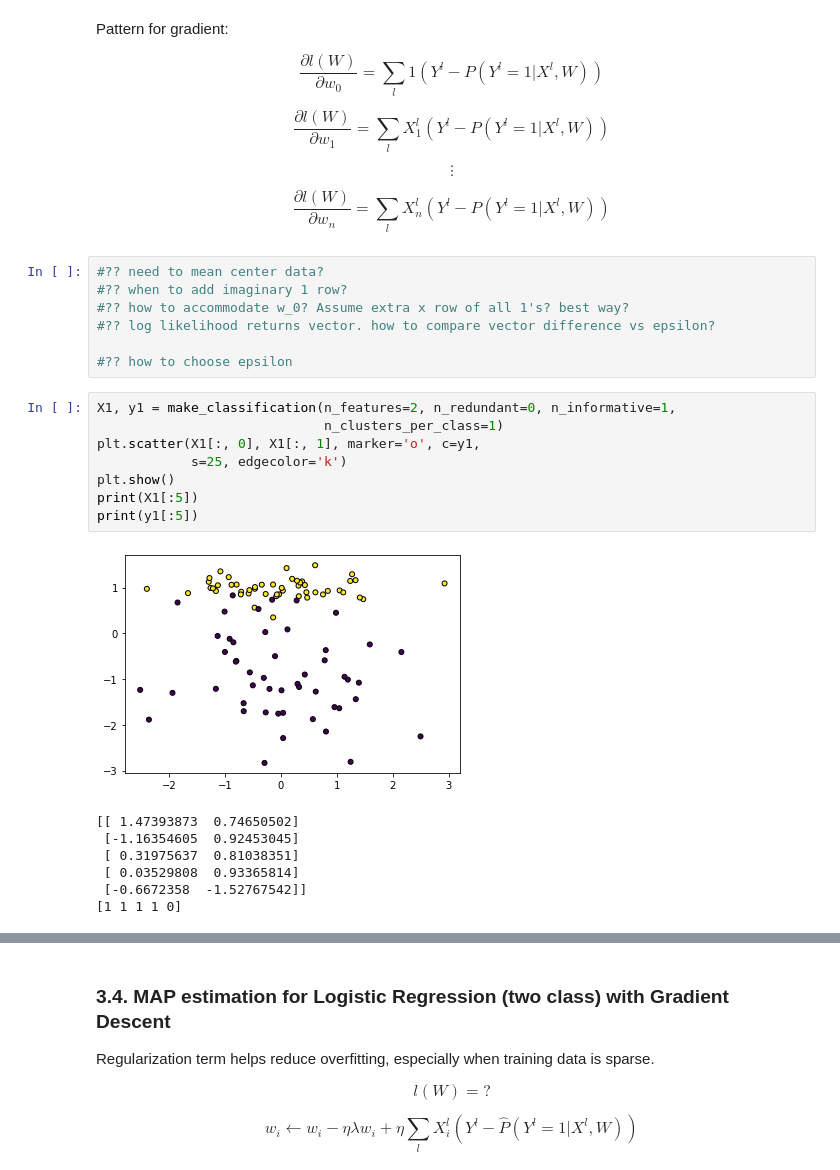
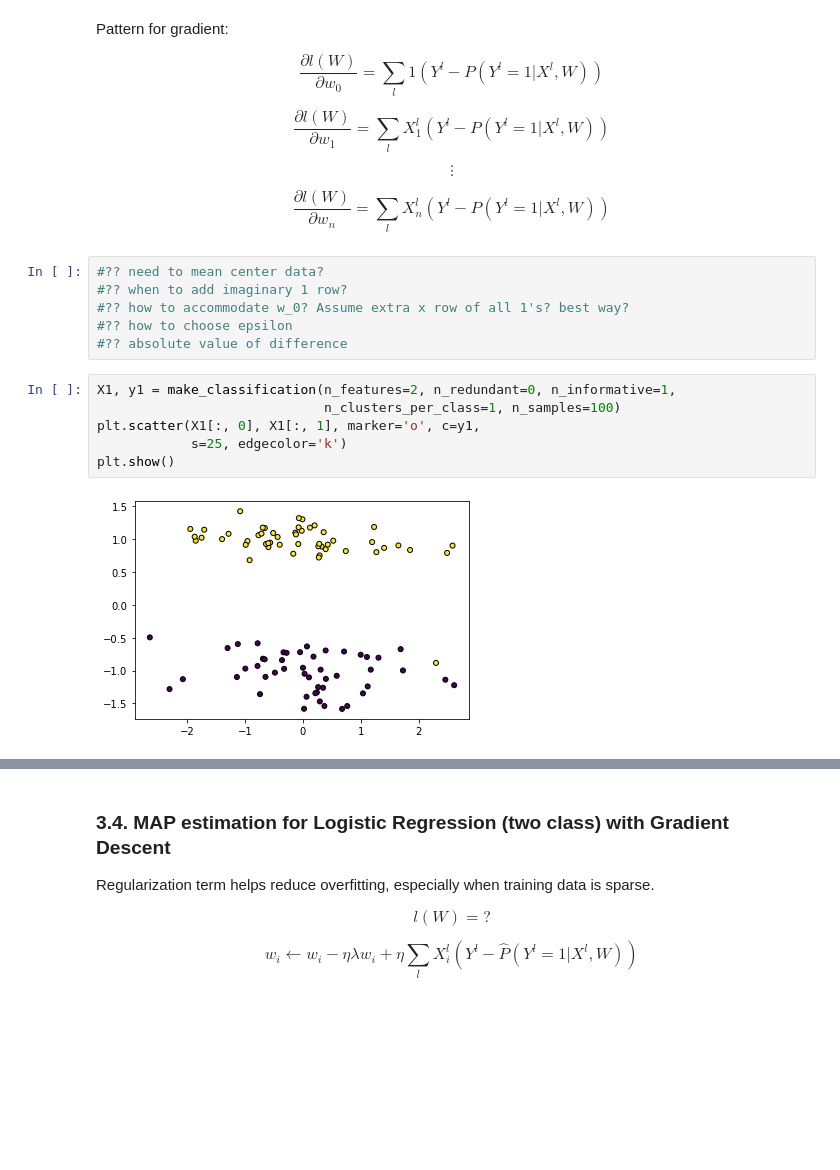
Before and after one commit to ryanquinnnelson/CMU-02620-Implement-Logistic-Regression, a Jupyter notebook: classification_algorithms.ipynb, the cells around one changed output, grey strips where cells are left out. Saved outputs shown, nothing was run; the diff lists cells and outputs as text; blank space fills up the shorter version.

```diff
--- a/classification_algorithms.ipynb
+++ b/classification_algorithms.ipynb
@@ -191,22 +155,13 @@ $$\frac{\partial l(W)}{\partial w_n}=\sum_l X_n^l (Y^l - P(Y^l=1|X^l,W))$$
 #?? need to mean center data?
 #?? when to add imaginary 1 row?
 #?? how to accommodate w_0? Assume extra x row of all 1's? best way?
-#?? log likelihood returns vector. how to compare vector difference vs epsilon?
-
 #?? how to choose epsilon
+#?? absolute value of difference
 # %%
 X1, y1 = make_classification(n_features=2, n_redundant=0, n_informative=1,
-                             n_clusters_per_class=1)
+                             n_clusters_per_class=1, n_samples=100)
 plt.scatter(X1[:, 0], X1[:, 1], marker='o', c=y1,
             s=25, edgecolor='k')
 plt.show()
-print(X1[:5])
-print(y1[:5])
 # %% [output]
-[figure, old version]
+[figure, new version]
-[[ 1.47393873  0.74650502]
- [-1.16354605  0.92453045]
- [ 0.31975637  0.81038351]
- [ 0.03529808  0.93365814]
- [-0.6672358  -1.52767542]]
-[1 1 1 1 0]
```
Also changed, not shown: parts of 9 cells of this notebook, 1 other file.
